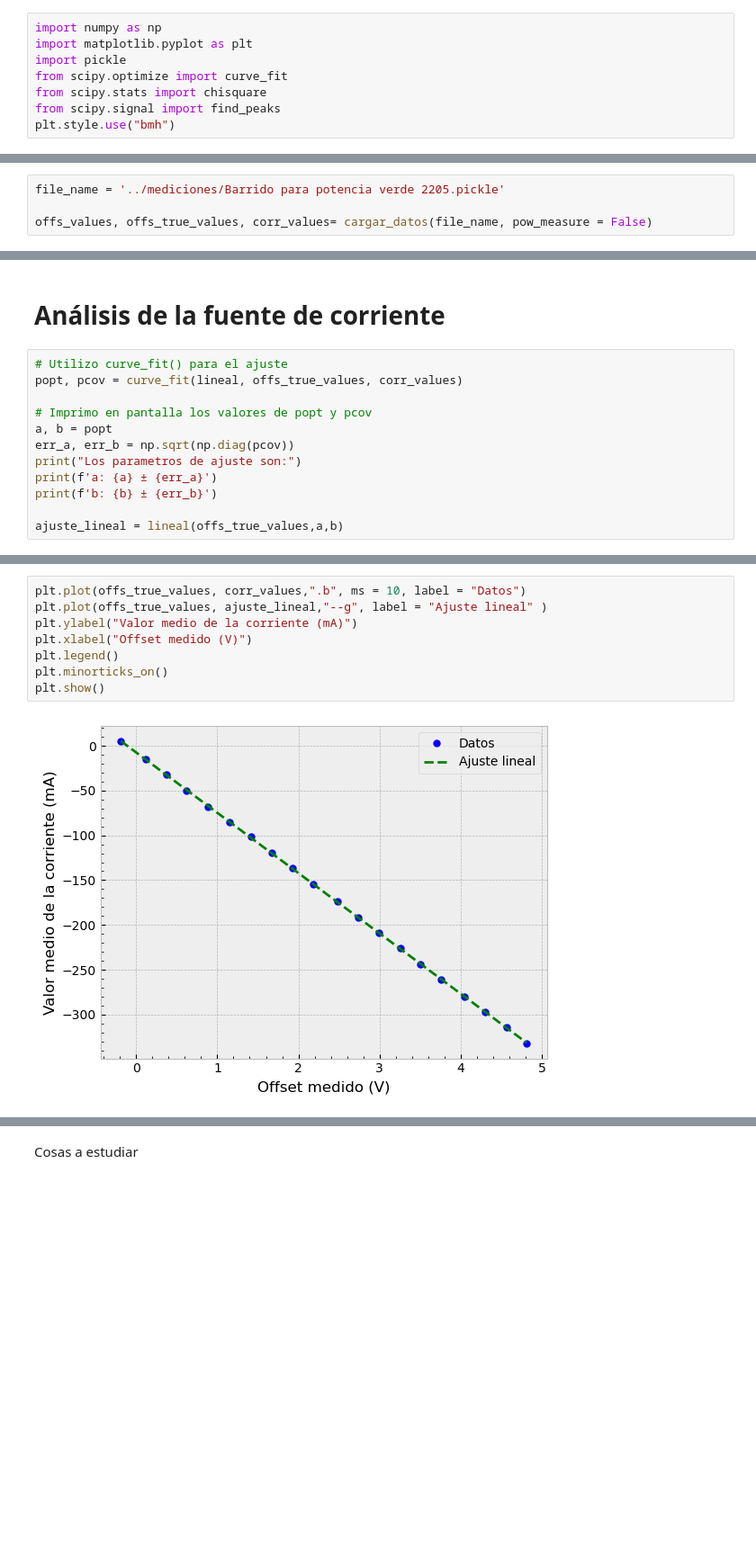
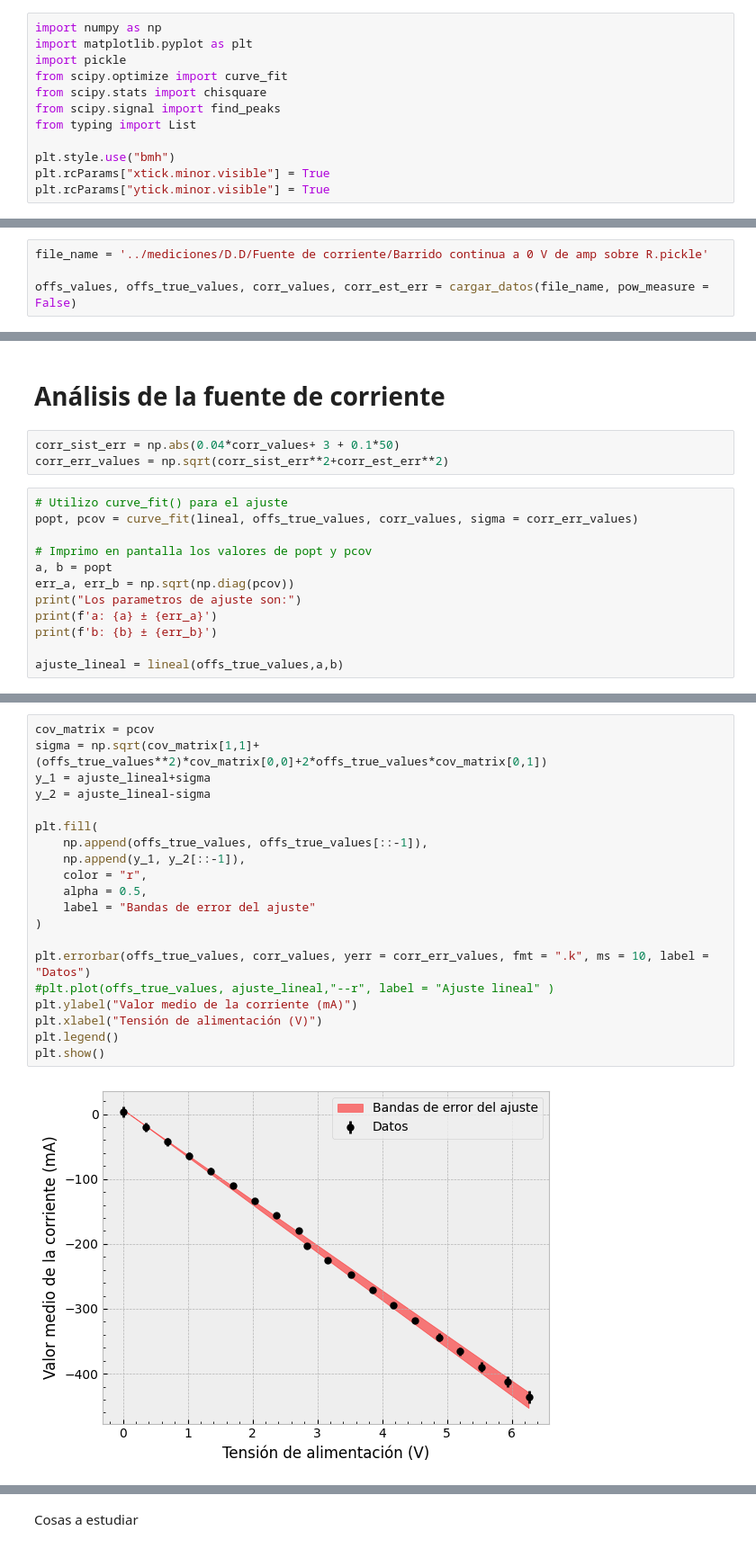
Before and after one commit to DelManuel/Magnetometro-optico, a Jupyter notebook: códigos/analisis_fuente_de_corriente.ipynb, the cells around one changed output, grey strips where cells are left out. Shown at 90% size. Cells and saved outputs as stored; diff of their text form; blank space fills up the shorter version.

Commit message:
imágenes y preparación para la 1er presentación

```diff
--- a/códigos/analisis_fuente_de_corriente.ipynb
+++ b/códigos/analisis_fuente_de_corriente.ipynb
@@ -5,5 +5,9 @@ import pickle
 from scipy.optimize import curve_fit
 from scipy.stats import chisquare
 from scipy.signal import find_peaks
+from typing import List
+
 plt.style.use("bmh")
+plt.rcParams["xtick.minor.visible"] = True
+plt.rcParams["ytick.minor.visible"] = True
 # %%
@@ -35,7 +78,7 @@ def cargar_datos(file_name : str, pow_measure = False) -> list:
 # %%
-file_name = '../mediciones/Barrido para potencia verde 2205.pickle'
+file_name = '../mediciones/D.D/Fuente de corriente/Barrido continua a 0 V de amp sobre R.pickle'
 
-offs_values, offs_true_values, corr_values= cargar_datos(file_name, pow_measure = False)
+offs_values, offs_true_values, corr_values, corr_est_err = cargar_datos(file_name, pow_measure = False)
 # %% [markdown]
 # Chequeo de relaciones entre los voltajes
 # %%
@@ -67,8 +109,11 @@ plt.show()
 # %% [markdown]
 # Análisis de la fuente de corriente
+# %%
+corr_sist_err = np.abs(0.04*corr_values+ 3 + 0.1*50)
+corr_err_values = np.sqrt(corr_sist_err**2+corr_est_err**2)
 # %%
 # Utilizo curve_fit() para el ajuste
-popt, pcov = curve_fit(lineal, offs_true_values, corr_values)
+popt, pcov = curve_fit(lineal, offs_true_values, corr_values, sigma = corr_err_values)
 
 # Imprimo en pantalla los valores de popt y pcov
 a, b = popt
@@ -85,10 +130,22 @@ b: -7.471199647227114 ± 0.24002048794442615
 # %%
-plt.plot(offs_true_values, corr_values,".b", ms = 10, label = "Datos")
-plt.plot(offs_true_values, ajuste_lineal,"--g", label = "Ajuste lineal" )
+cov_matrix = pcov
+sigma = np.sqrt(cov_matrix[1,1]+(offs_true_values**2)*cov_matrix[0,0]+2*offs_true_values*cov_matrix[0,1])
+y_1 = ajuste_lineal+sigma
+y_2 = ajuste_lineal-sigma
+
+plt.fill(
+    np.append(offs_true_values, offs_true_values[::-1]),
+    np.append(y_1, y_2[::-1]),
+    color = "r",
+    alpha = 0.5,
+    label = "Bandas de error del ajuste"
+)
+
+plt.errorbar(offs_true_values, corr_values, yerr = corr_err_values, fmt = ".k", ms = 10, label = "Datos")
+#plt.plot(offs_true_values, ajuste_lineal,"--r", label = "Ajuste lineal" )
 plt.ylabel("Valor medio de la corriente (mA)")
-plt.xlabel("Offset medido (V)")
+plt.xlabel("Tensión de alimentación (V)")
 plt.legend()
-plt.minorticks_on()
 plt.show()
 # %% [output]
-[figure, old version]
+[figure, new version]
```
Also changed, not shown: parts of 14 cells of this notebook, 5 other files.
